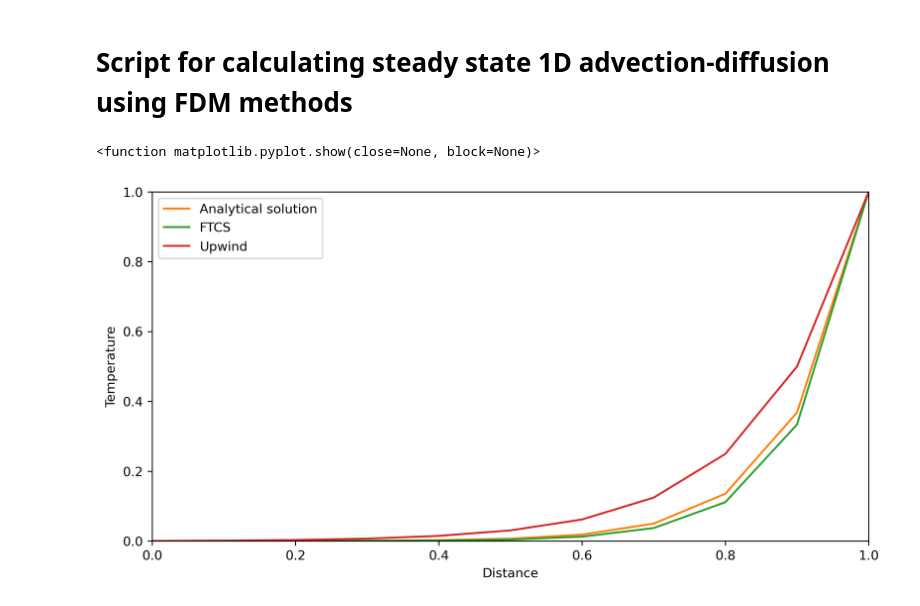
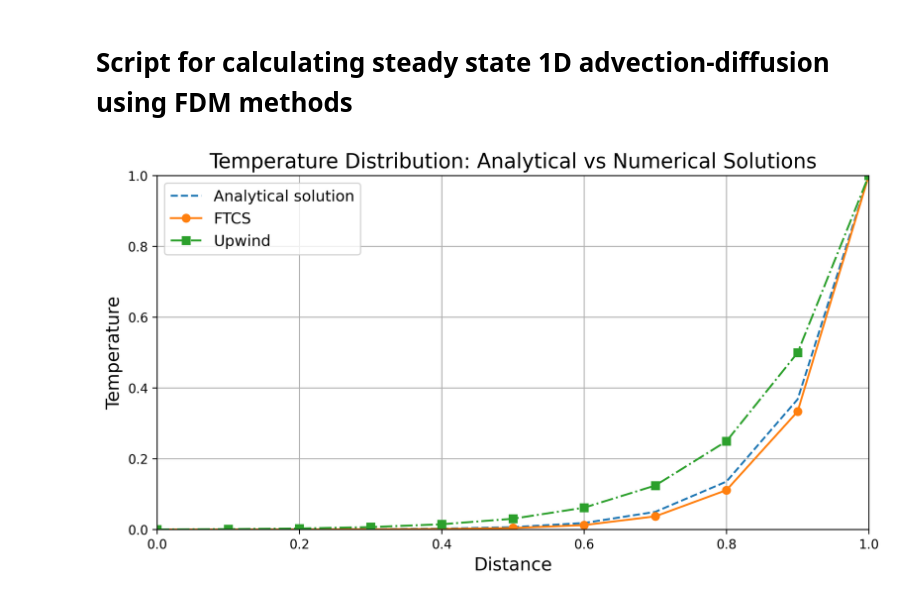
Before and after one commit to lruepke/HTF_lecture, a Jupyter notebook: summer2024/lecture3/jupyter/fdm_adv_diff.ipynb, the cells around one changed output. Drawn from its saved outputs; the diff is of its cells as text; code cells hidden in the pictures.

```diff
--- a/summer2024/lecture3/jupyter/fdm_adv_diff.ipynb
+++ b/summer2024/lecture3/jupyter/fdm_adv_diff.ipynb
@@ -64,21 +64,32 @@ Tana    = C1*np.exp(c/k*X) + C2
 #A[nx-1,nx-2] = 0
 #Tuw=solve(A,Rhs)
 # %%
-# plot everything
+# Create the figure and axis
+fig, ax = plt.subplots(figsize=(10, 5))
 
-fig = plt.figure(figsize=(10,5))
-fig.clf()
-ax  = plt.axes(xlim=(x0, x1), ylim=(Tleft, Tright))
-line, = ax.plot([], [], lw=1)
-ax.set_xlabel('Distance')
-ax.set_ylabel('Temperature')
-plt.plot(X, Tana, label='Analytical solution')
-plt.plot(X, Tftcs, label='FTCS')
-plt.plot(X, Tuw, label='Upwind')
+# Set axis limits
+ax.set_xlim(x0, x1)
+ax.set_ylim(min(Tleft, Tright, Tana.min(), Tftcs.min(), Tuw.min()), max(Tleft, Tright, Tana.max(), Tftcs.max(), Tuw.max()))
 
-plt.legend()
+# Set axis labels
+ax.set_xlabel('Distance', fontsize=14)
+ax.set_ylabel('Temperature', fontsize=14)
 
-plt.show
+# Plot the analytical and numerical solutions
+ax.plot(X, Tana, label='Analytical solution', linestyle='--')
+ax.plot(X, Tftcs, label='FTCS', linestyle='-', marker='o')
+ax.plot(X, Tuw, label='Upwind', linestyle='-.', marker='s')
+
+# Add a legend
+ax.legend(fontsize=12)
+
+# Add a title
+ax.set_title('Temperature Distribution: Analytical vs Numerical Solutions', fontsize=16)
+
+# Add a grid for better readability
+ax.grid(True)
+
+# Show the plot
+plt.show()
 # %% [output]
-<function matplotlib.pyplot.show(close=None, block=None)>
-[figure, old version]
+[figure, new version]
```
Also changed, not shown: 20 other files.
